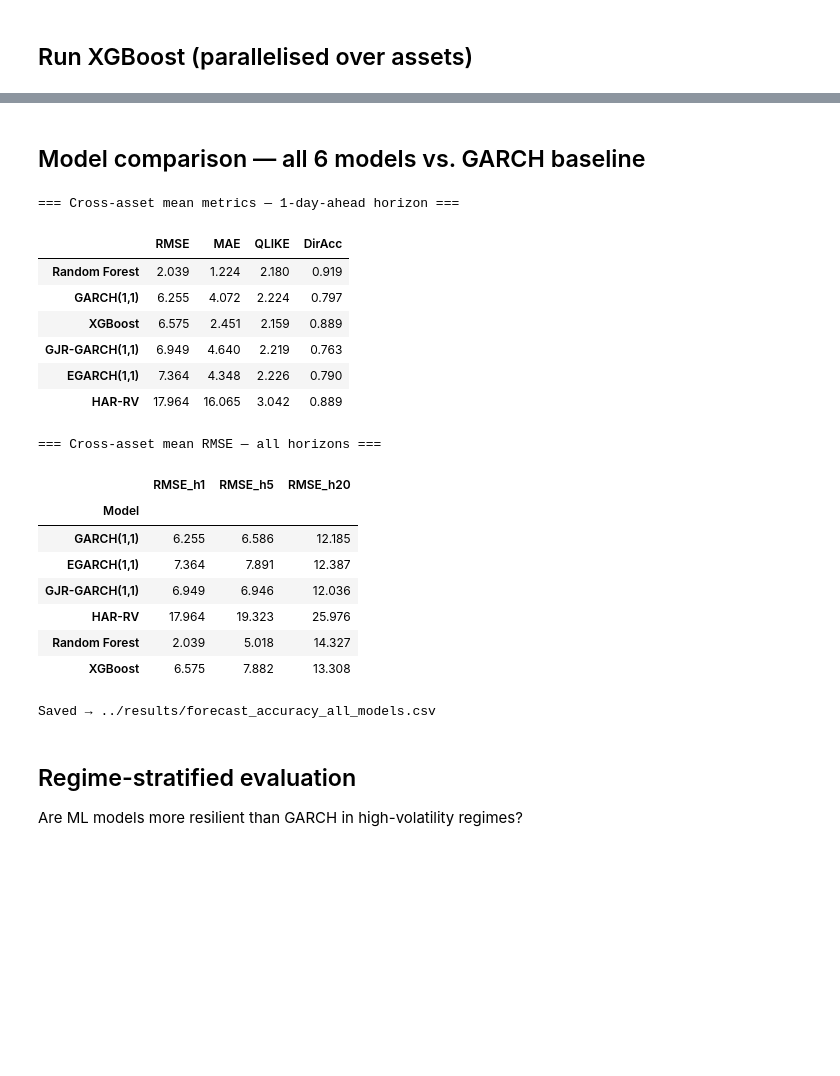
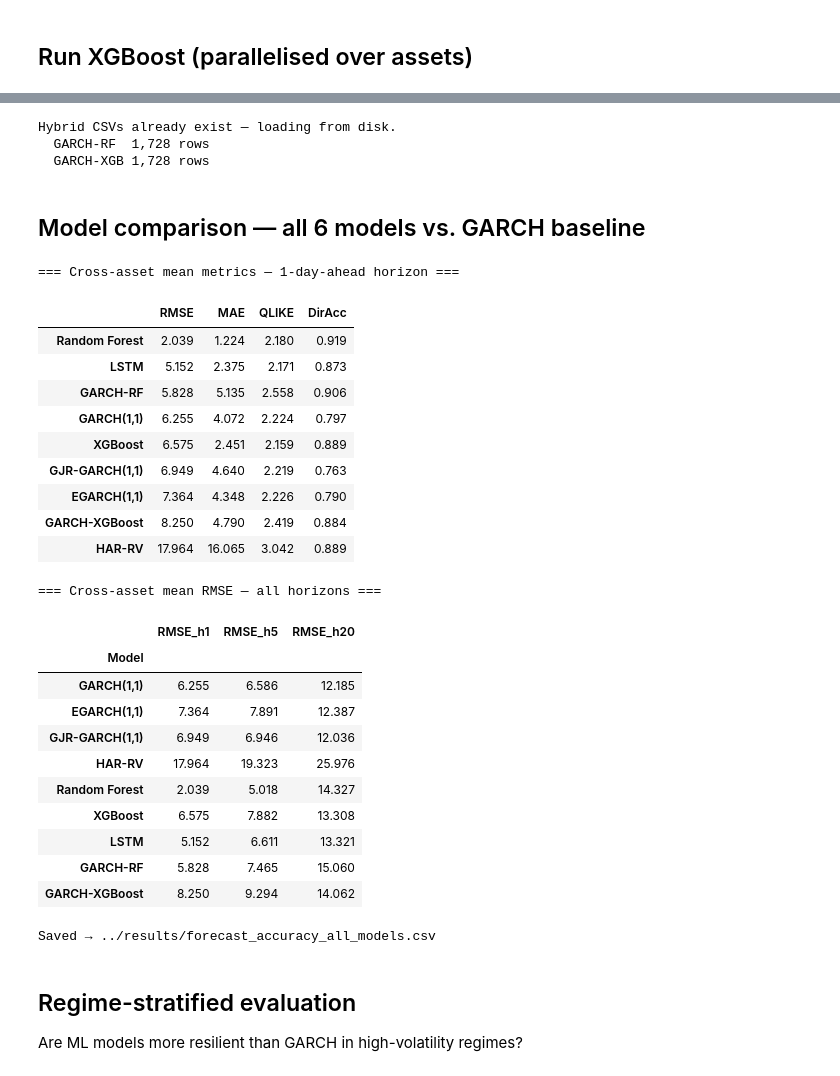
Before and after one commit to anthony-hn-le/Volatility-Research, a Jupyter notebook: notebooks/03_ml_models.ipynb, the cells around one changed output, grey strips where cells are left out. Cells and saved outputs as stored; diff of their text form; code cells hidden in the pictures; blank space fills up the shorter version.

Commit message:
Hybrid done

```diff
--- a/notebooks/03_ml_models.ipynb
+++ b/notebooks/03_ml_models.ipynb
@@ -149,7 +264,52 @@ SPY h1 range: 5.4% – 45.4%
+# %%
+_grf_csv  = os.path.join(PROCESSED, 'forecasts_garch_rf.csv')
+_gxgb_csv = os.path.join(PROCESSED, 'forecasts_garch_xgb.csv')
+
+if os.path.exists(_grf_csv) and os.path.exists(_gxgb_csv):
+    print('Hybrid CSVs already exist — loading from disk.')
+    df_garch_rf  = pd.read_csv(_grf_csv,  parse_dates=['date'])
+    df_garch_xgb = pd.read_csv(_gxgb_csv, parse_dates=['date'])
+    print(f'  GARCH-RF  {len(df_garch_rf):,} rows')
+    print(f'  GARCH-XGB {len(df_garch_xgb):,} rows')
+else:
+    import time
+    if not os.path.exists(_grf_csv):
+        print('>>> GARCH-RF walk-forward...', flush=True)
+        t0 = time.time()
+        garch_rf_results = Parallel(n_jobs=-1, verbose=0)(
+            delayed(walk_forward_hybrid)(ticker, 'RF') for ticker in ASSETS
+        )
+        df_garch_rf = pd.concat(garch_rf_results, ignore_index=True)
+        df_garch_rf.to_csv(_grf_csv, index=False)
+        print(f'Done in {time.time()-t0:.0f}s  |  {len(df_garch_rf):,} rows → forecasts_garch_rf.csv')
+    else:
+        df_garch_rf = pd.read_csv(_grf_csv, parse_dates=['date'])
+
+    if not os.path.exists(_gxgb_csv):
+        print('>>> GARCH-XGB walk-forward...', flush=True)
+        t0 = time.time()
+        garch_xgb_results = Parallel(n_jobs=-1, verbose=0)(
+            delayed(walk_forward_hybrid)(ticker, 'XGB') for ticker in ASSETS
+        )
+        df_garch_xgb = pd.concat(garch_xgb_results, ignore_index=True)
+        df_garch_xgb.to_csv(_gxgb_csv, index=False)
+        print(f'Done in {time.time()-t0:.0f}s  |  {len(df_garch_xgb):,} rows → forecasts_garch_xgb.csv')
+    else:
+        df_garch_xgb = pd.read_csv(_gxgb_csv, parse_dates=['date'])
+# %% [output]
+Hybrid CSVs already exist — loading from disk.
+  GARCH-RF  1,728 rows
+  GARCH-XGB 1,728 rows
 # %% [markdown]
 ## Model comparison — all 6 models vs. GARCH baseline
 # %%
-# Load GARCH baseline forecasts
+# Load all forecasts from CSV (in-memory vars are set above; CSV is the source of truth)
+df_rf      = pd.read_csv(os.path.join(PROCESSED, 'forecasts_rf.csv'),        parse_dates=['date'])
+df_xgb     = pd.read_csv(os.path.join(PROCESSED, 'forecasts_xgb.csv'),       parse_dates=['date'])
+df_lstm     = pd.read_csv(os.path.join(PROCESSED, 'forecasts_lstm.csv'),      parse_dates=['date'])
+df_garch_rf  = pd.read_csv(os.path.join(PROCESSED, 'forecasts_garch_rf.csv'),  parse_dates=['date'])
+df_garch_xgb = pd.read_csv(os.path.join(PROCESSED, 'forecasts_garch_xgb.csv'), parse_dates=['date'])
+
 all_forecasts = {
     'GARCH(1,1)':     pd.read_csv(os.path.join(PROCESSED, 'forecasts_garch11.csv')),
     'EGARCH(1,1)':    pd.read_csv(os.path.join(PROCESSED, 'forecasts_egarch.csv')),
@@ -157,42 +317,48 @@ all_forecasts = {
     'HAR-RV':         pd.read_csv(os.path.join(PROCESSED, 'forecasts_harv.csv')),
     'Random Forest':  df_rf,
     'XGBoost':        df_xgb,
+    'LSTM':           df_lstm,
+    'GARCH-RF':       df_garch_rf,
+    'GARCH-XGBoost':  df_garch_xgb,
 }
 
 def cross_asset_metrics(df_model: pd.DataFrame, horizon: str = 'h1') -> pd.Series:
     """Cross-asset mean of RMSE/MAE/QLIKE/DirAcc for one model at one horizon."""
     rows = []
     for ticker in ASSETS:
         sub = df_model[df_model['ticker'] == ticker].dropna(
             subset=[horizon, f'rv_{horizon}']
         )
         if len(sub) < 5:
             continue
         model_label = sub['model'].iloc[0]
         fc_dict = {model_label: sub[horizon].values}
         rv_true = sub[f'rv_{horizon}']
         rows.append(evaluate_forecasts(rv_true, fc_dict))
     combined = pd.concat(rows)
     return combined.mean()
 
 # Summary table: h=1
 rows_h1 = []
 for name, df_m in all_forecasts.items():
     s = cross_asset_metrics(df_m, 'h1')
     s.name = name
     rows_h1.append(s)
 
 summary_h1 = pd.DataFrame(rows_h1).round(3)
 print("=== Cross-asset mean metrics — 1-day-ahead horizon ===")
 display(summary_h1.sort_values('RMSE'))
 # %% [output]
 === Cross-asset mean metrics — 1-day-ahead horizon ===
 |  | RMSE | MAE | QLIKE | DirAcc |
 | Random Forest | 2.039 | 1.224 | 2.180 | 0.919 |
+| LSTM | 5.152 | 2.375 | 2.171 | 0.873 |
+| GARCH-RF | 5.828 | 5.135 | 2.558 | 0.906 |
 | GARCH(1,1) | 6.255 | 4.072 | 2.224 | 0.797 |
 | XGBoost | 6.575 | 2.451 | 2.159 | 0.889 |
 | GJR-GARCH(1,1) | 6.949 | 4.640 | 2.219 | 0.763 |
 | EGARCH(1,1) | 7.364 | 4.348 | 2.226 | 0.790 |
+| GARCH-XGBoost | 8.250 | 4.790 | 2.419 | 0.884 |
 | HAR-RV | 17.964 | 16.065 | 3.042 | 0.889 |
 # %%
 rmse_rows = []
@@ -229,6 +395,9 @@ print("\nSaved → ../results/forecast_accuracy_all_models.csv")
 | HAR-RV | 17.964 | 19.323 | 25.976 |
 | Random Forest | 2.039 | 5.018 | 14.327 |
 | XGBoost | 6.575 | 7.882 | 13.308 |
+| LSTM | 5.152 | 6.611 | 13.321 |
+| GARCH-RF | 5.828 | 7.465 | 15.060 |
+| GARCH-XGBoost | 8.250 | 9.294 | 14.062 |
 Saved → ../results/forecast_accuracy_all_models.csv
 # %% [markdown]
 ## Regime-stratified evaluation
```
Also changed, not shown: parts of 10 cells of this notebook, 5 other files.
